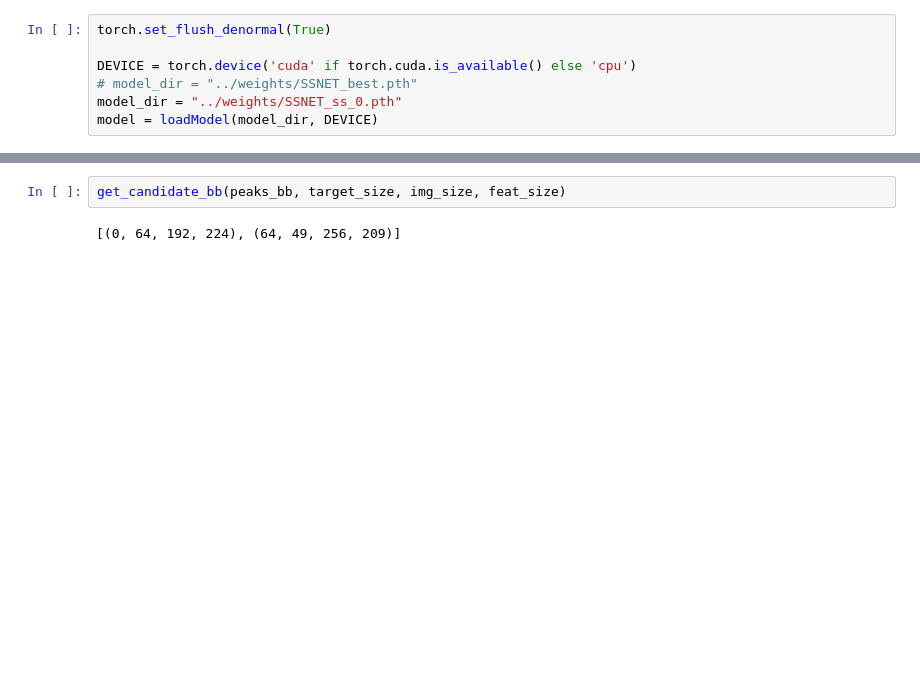
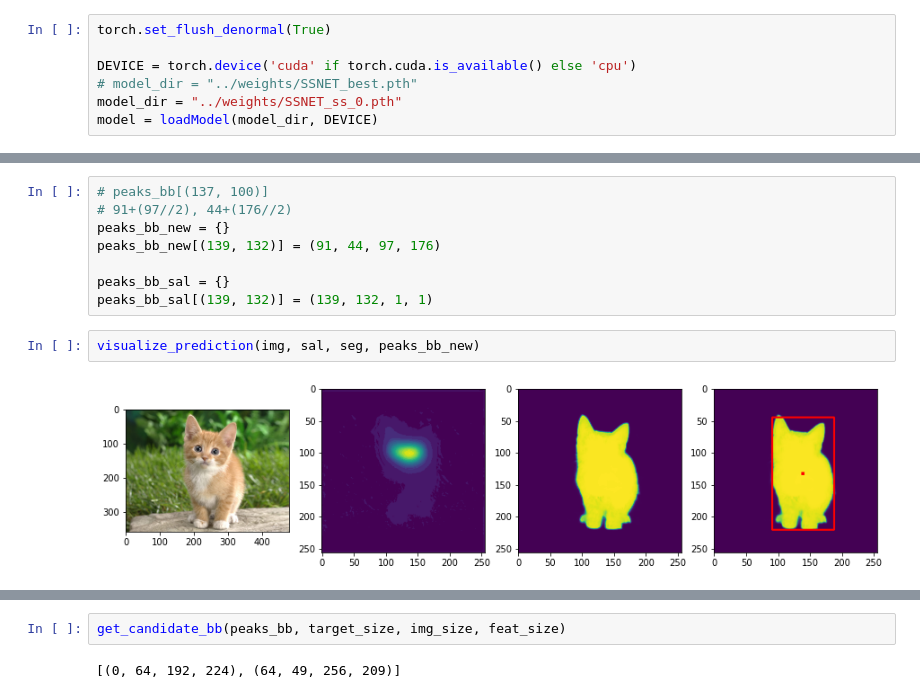
Before and after one commit to ckhui/SaliencySegmentationNet, a Jupyter notebook: Dev.ipynb, the cells around one changed output, grey strips where cells are left out. Cells and saved outputs as stored; diff of their text form; blank space fills up the shorter version.

```diff
--- a/Dev.ipynb
+++ b/Dev.ipynb
@@ -480,0 +473,12 @@ img_size, target_size, feat_size, peaks_bb
+# %%
+# peaks_bb[(137, 100)]
+# 91+(97//2), 44+(176//2)
+peaks_bb_new = {}
+peaks_bb_new[(139, 132)] = (91, 44, 97, 176)
+
+peaks_bb_sal = {}
+peaks_bb_sal[(139, 132)] = (139, 132, 1, 1)
+# %%
+visualize_prediction(img, sal, seg, peaks_bb_new)
+# %% [output]
+[figure, added]
```
Also changed, not shown: parts of 13 cells of this notebook, 2 other files.
